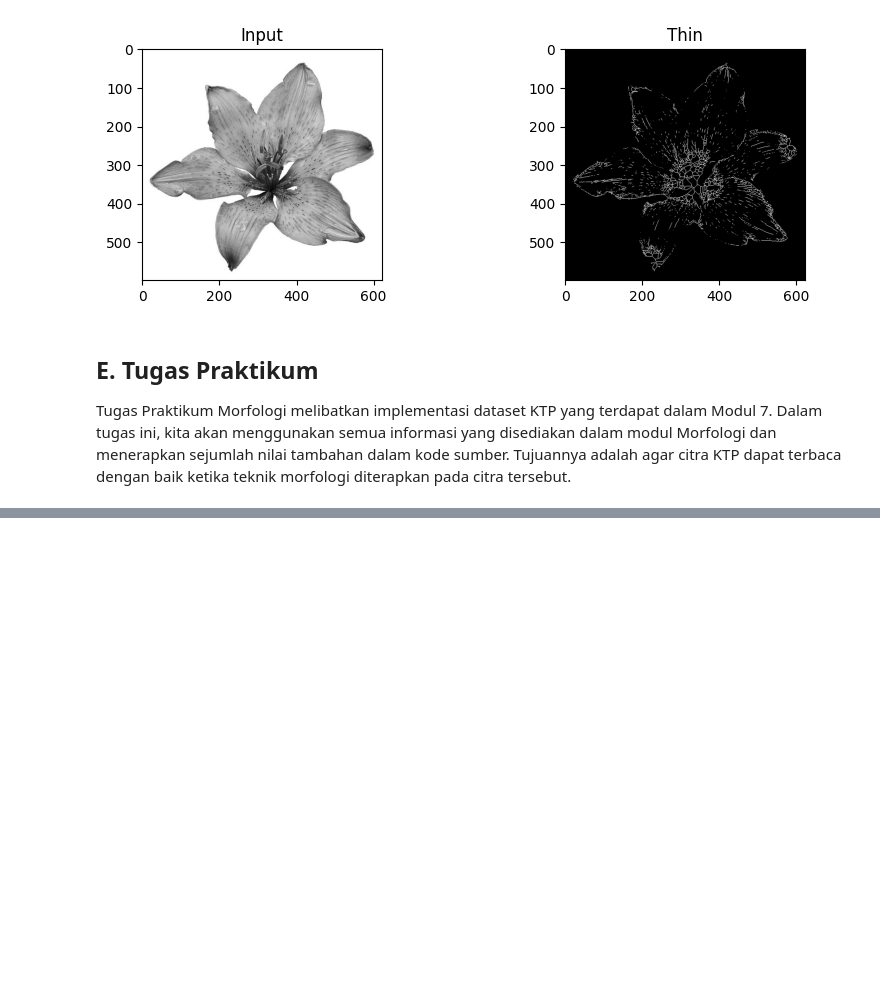
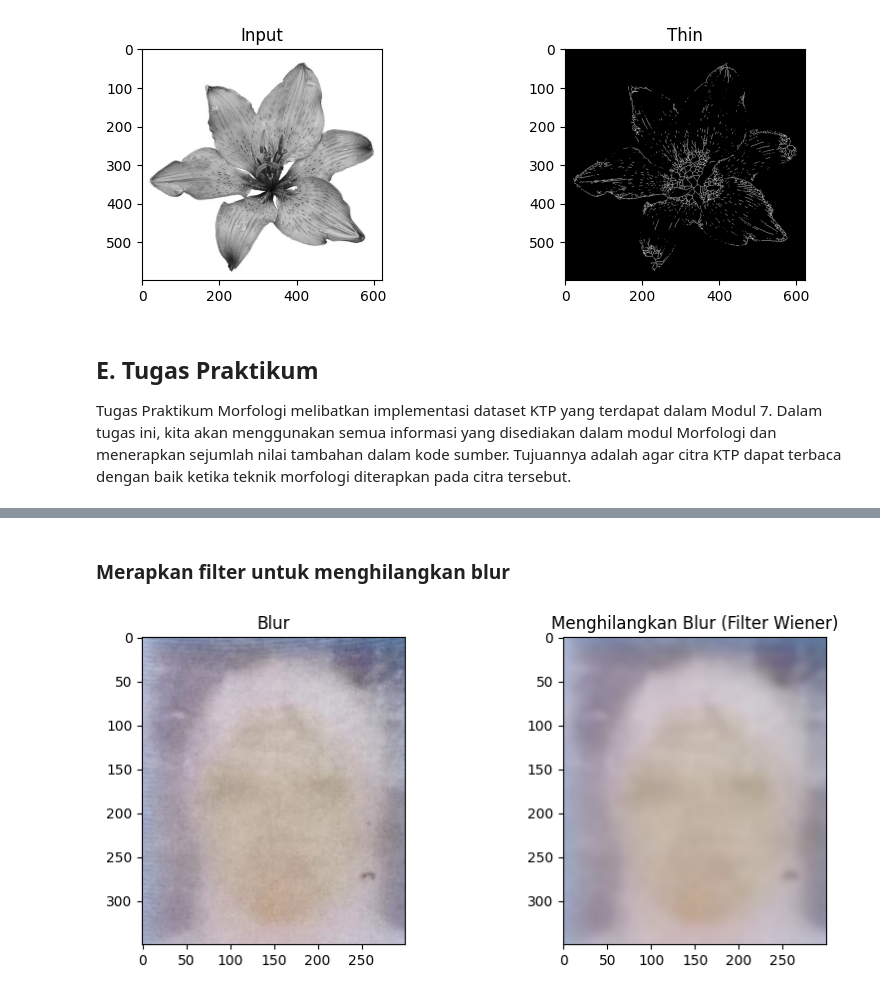
Before and after one commit to RizqiRHuda/PVCK_Semester5, a Jupyter notebook: week8.ipynb, the cells around one changed output, grey strips where cells are left out. Drawn from its saved outputs; the diff is of its cells as text; code cells hidden in the pictures; blank space fills up the shorter version.

```diff
--- a/week8.ipynb
+++ b/week8.ipynb
@@ -624,0 +646,22 @@ plt.show()
+# %% [markdown]
+### **Merapkan filter  untuk menghilangkan blur**
+# %%
+
+# Terapkan filter Wiener untuk deconvolusi
+kernel_size = 21
+PSF = cv2.getGaussianKernel(kernel_size, 0)
+PSF = PSF * PSF.T
+deconvolved = cv2.filter2D(cropped_ktp, -1, PSF)
+
+# Tampilkan gambar yang telah di-deblur dengan filter Wiener
+plt.figure(figsize=(10, 4))
+plt.subplot(1, 2, 1)
+plt.title("Blur")
+plt.imshow(cropped_ktp)
+
+plt.subplot(1, 2, 2)
+plt.title("Menghilangkan Blur (Filter Wiener)")
+plt.imshow(deconvolved)
+plt.show()
+# %% [output]
+[figure, added]
```
Also changed, not shown: parts of 2 cells of this notebook.
